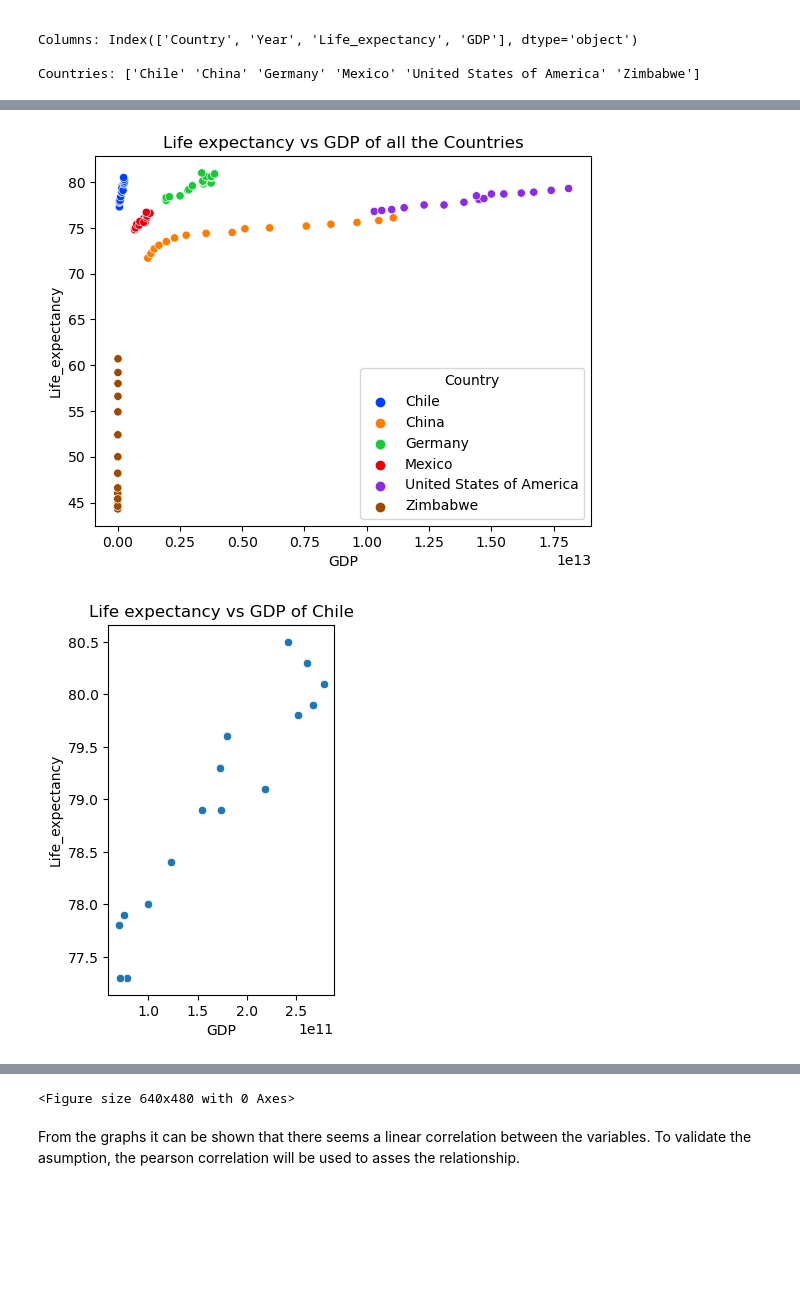
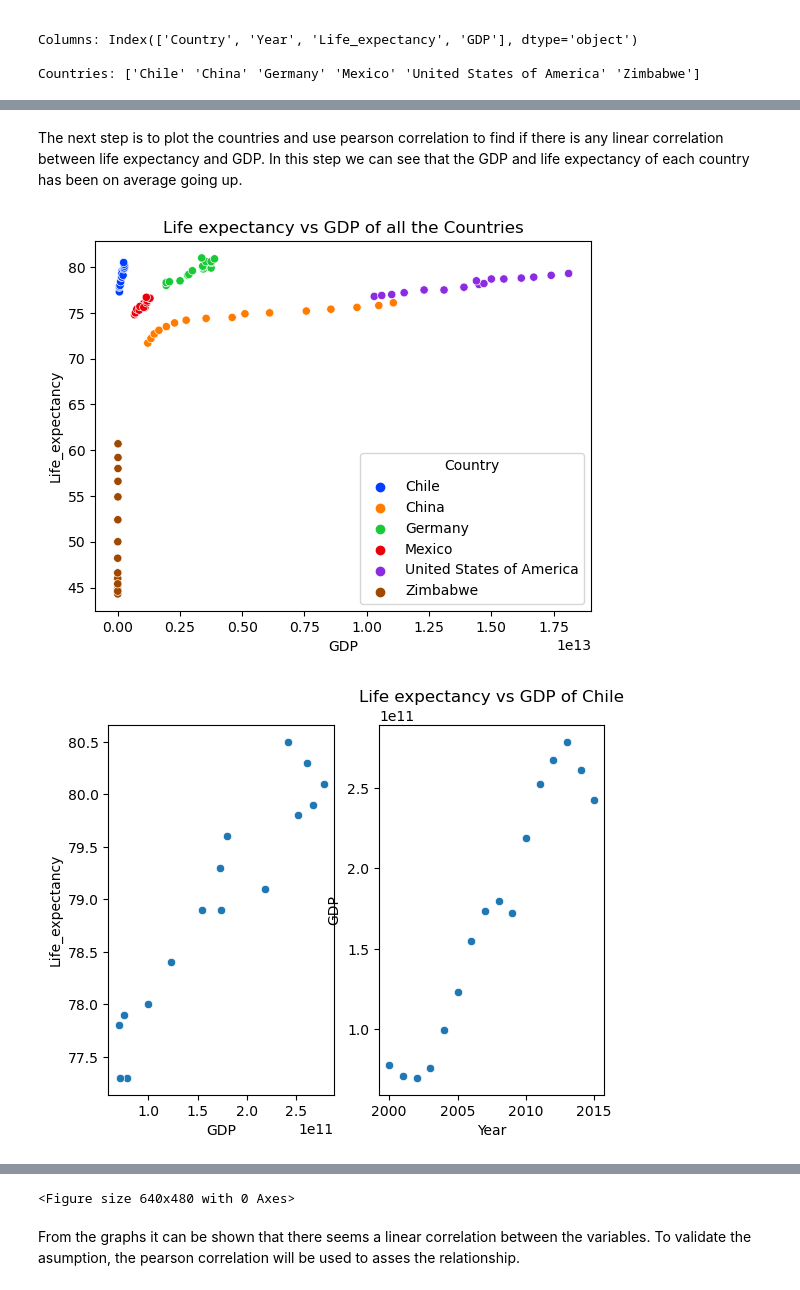
Before and after one commit to Joel-Milla/Life-Expectancy-and-GDP, a Jupyter notebook: life_expectancy_gdp.ipynb, the cells around one changed output, grey strips where cells are left out. Drawn from its saved outputs; the diff is of its cells as text; code cells hidden in the pictures; blank space fills up the shorter version.

```diff
--- a/life_expectancy_gdp.ipynb
+++ b/life_expectancy_gdp.ipynb
@@ -48,0 +67,19 @@ As seen in the previous step, the data contains six different countries: Chile,
+# %%
+import seaborn as sns
+import matplotlib.pyplot as plt
+
+countries = countries_info.Country.unique()
+
+for country in countries:
+    country_info = countries_info[countries_info.Country == country]
+
+    plt.figure(figsize=(8,10))
+
+    plt.subplot(2, 2, 1)
+    sns.boxplot(x = "Country", y = "Life_expectancy", palette = "pastel", data = country_info)
+
+    plt.subplot(2, 2, 2)
+    plt.hist(country_info.Life_expectancy)
+
+    plt.show()
+    plt.clf()
@@ -49,23 +99,24 @@ As seen in the previous step, the data contains six different countries: Chile,
+# %% [markdown]
+The next step is to plot the countries and use pearson correlation to find if there is any linear correlation between life expectancy and GDP. In this step we can see that the GDP and life expectancy of each country has been on average going up.
 # %%
-import seaborn as sns
-import matplotlib.pyplot as plt
-
 sns.scatterplot(x = 'GDP', y = 'Life_expectancy', hue = 'Country', palette = 'bright', data = countries_info)
 plt.title(f'Life expectancy vs GDP of all the Countries')
 plt.show()
 plt.clf()
-
-countries = countries_info.Country.unique()
 
 for country in countries:
     country_info = countries_info[countries_info.Country == country]
 
     # scatter plot of all the countries
     plt.subplot(1, 2, 1)
     sns.scatterplot(x = 'GDP', y = 'Life_expectancy', data = country_info)
+
+    plt.subplot(1, 2, 2)
+    sns.scatterplot(x = 'Year', y = 'GDP', data = country_info)
+
     plt.title(f'Life expectancy vs GDP of {country}')
     plt.show()
     plt.clf()
 # %% [output]
 [figure]
-[figure, old version]
+[figure, new version]
```
Also changed, not shown: parts of 5 cells of this notebook.
